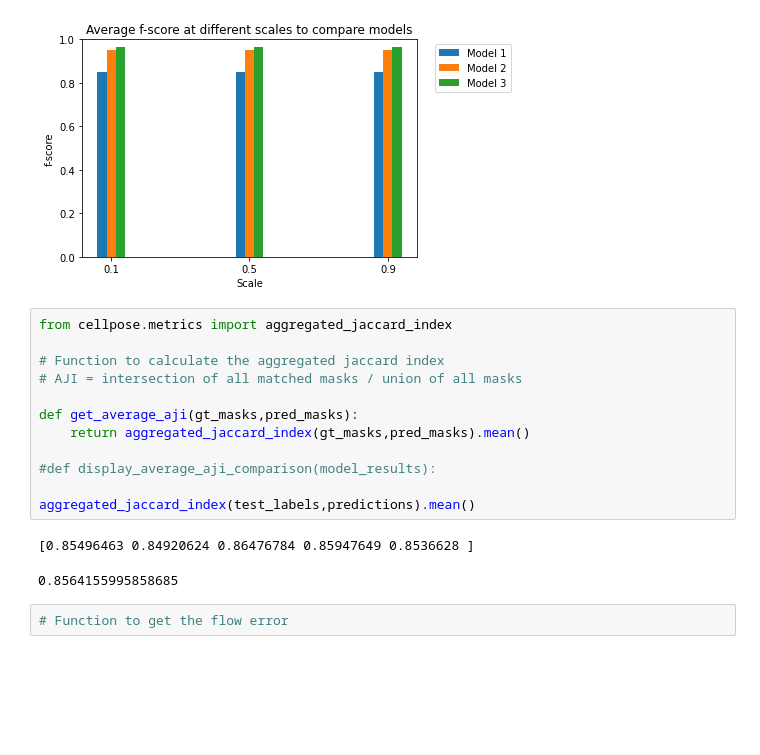
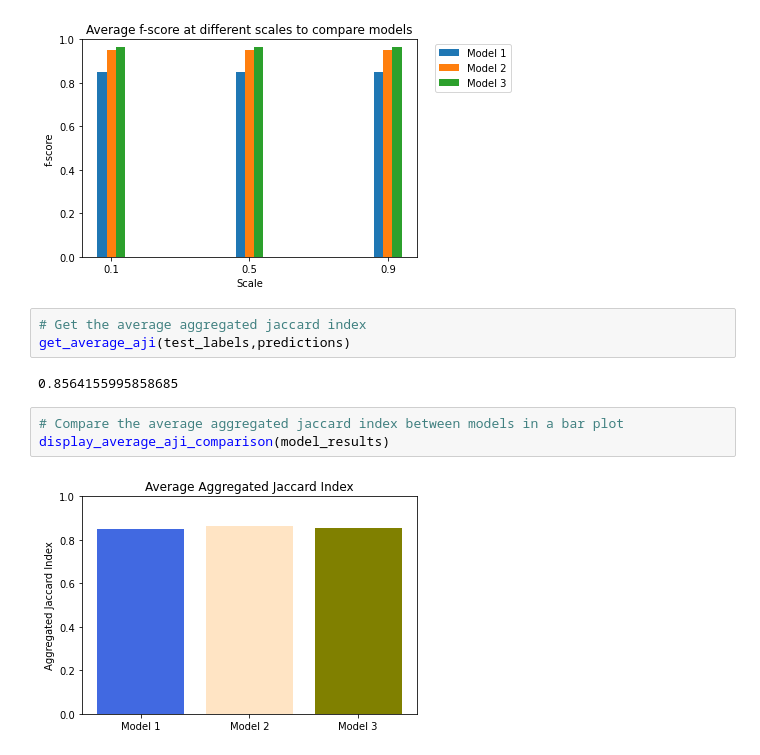
Before and after one commit to rzuberi/cell-SCT, a Jupyter notebook: segmentation/seg_model_evaluation.ipynb, the cells around one changed output. Drawn from its saved outputs; the diff is of its cells as text; blank space fills up the shorter version.

```diff
--- a/segmentation/seg_model_evaluation.ipynb
+++ b/segmentation/seg_model_evaluation.ipynb
@@ -126,20 +126,13 @@ display_average_boundary_score_comparison(model_results, boundary_score='f-score
 [figure]
 [figure]
 [figure]
-# %%
-from cellpose.metrics import aggregated_jaccard_index
-
-# Function to calculate the aggregated jaccard index
-# AJI = intersection of all matched masks / union of all masks
-
-def get_average_aji(gt_masks,pred_masks):
-    return aggregated_jaccard_index(gt_masks,pred_masks).mean()
-
-#def display_average_aji_comparison(model_results):
-
-aggregated_jaccard_index(test_labels,predictions).mean()
-# %% [output]
-[0.85496463 0.84920624 0.86476784 0.85947649 0.8536628 ]
-0.8564155995858685
-# %%
-# Function to get the flow error
+# %%
+# Get the average aggregated jaccard index
+get_average_aji(test_labels,predictions)
+# %% [output]
+0.8564155995858685
+# %%
+# Compare the average aggregated jaccard index between models in a bar plot
+display_average_aji_comparison(model_results)
+# %% [output]
+[figure, added]
```
Also changed, not shown: 2 other files.
